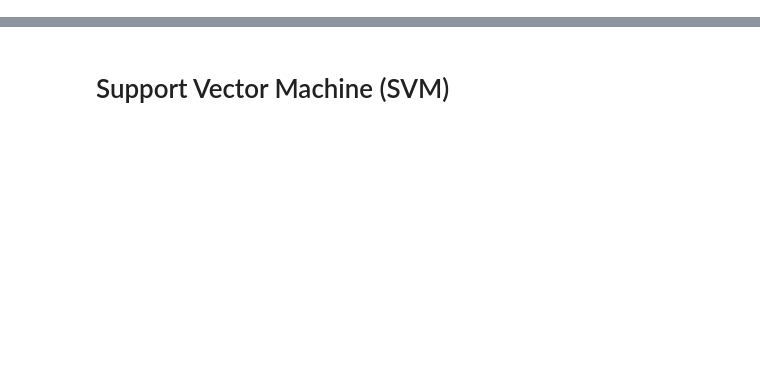
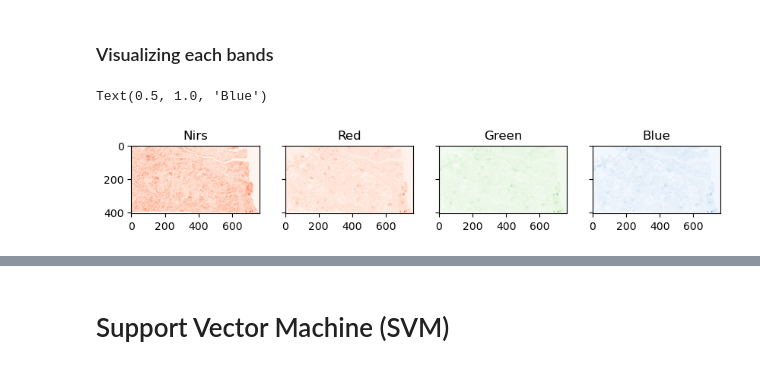
Before and after one commit to waleedgeo/lulc_py, a Jupyter notebook: lulc_py.ipynb, the cells around one changed output, grey strips where cells are left out. Drawn from its saved outputs; the diff is of its cells as text; code cells hidden in the pictures; blank space fills up the shorter version.

```diff
--- a/lulc_py.ipynb
+++ b/lulc_py.ipynb
@@ -27 +82,24 @@ lulc_name = ['Water', 'Dense Veg', 'Veg', 'Urban', 'Barren']
+# %% [markdown]
+### Visualizing each bands
+# %%
+import matplotlib.pyplot as plt
+%matplotlib inline
+
+# Initialize subplots
+fig, (ax1, ax2, ax3, ax4) = plt.subplots(ncols=4, nrows=1, figsize=(10, 4), sharey=True)
+
+# Plot Red, Green and Blue (rgb)
+ax1.imshow(nirn, cmap='Reds')
+ax2.imshow(redn, cmap='Reds')
+ax3.imshow(greenn, cmap='Greens')
+ax4.imshow(bluen, cmap='Blues')
+
+# Add titles
+ax1.set_title("Nirs")
+ax2.set_title("Red")
+ax3.set_title("Green")
+ax4.set_title("Blue")
+# %% [output]
+Text(0.5, 1.0, 'Blue')
+[figure, added]
 # %%
```
Also changed, not shown: parts of 21 cells of this notebook, 38 other files.
